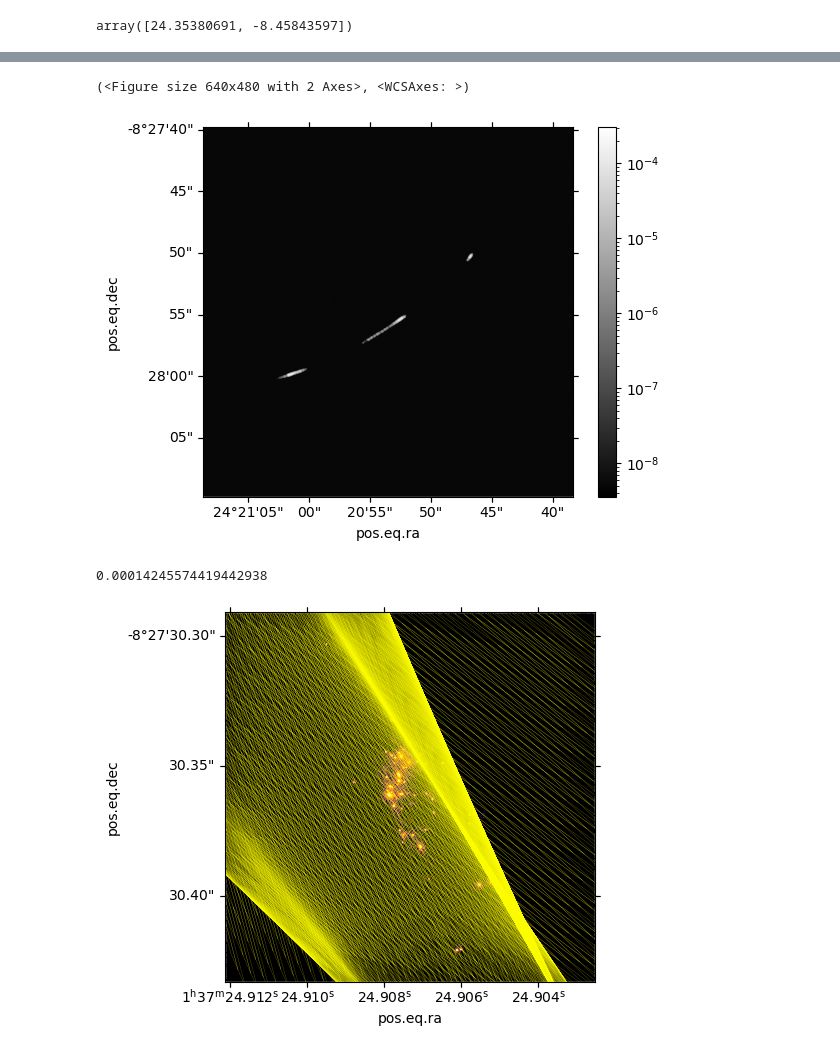
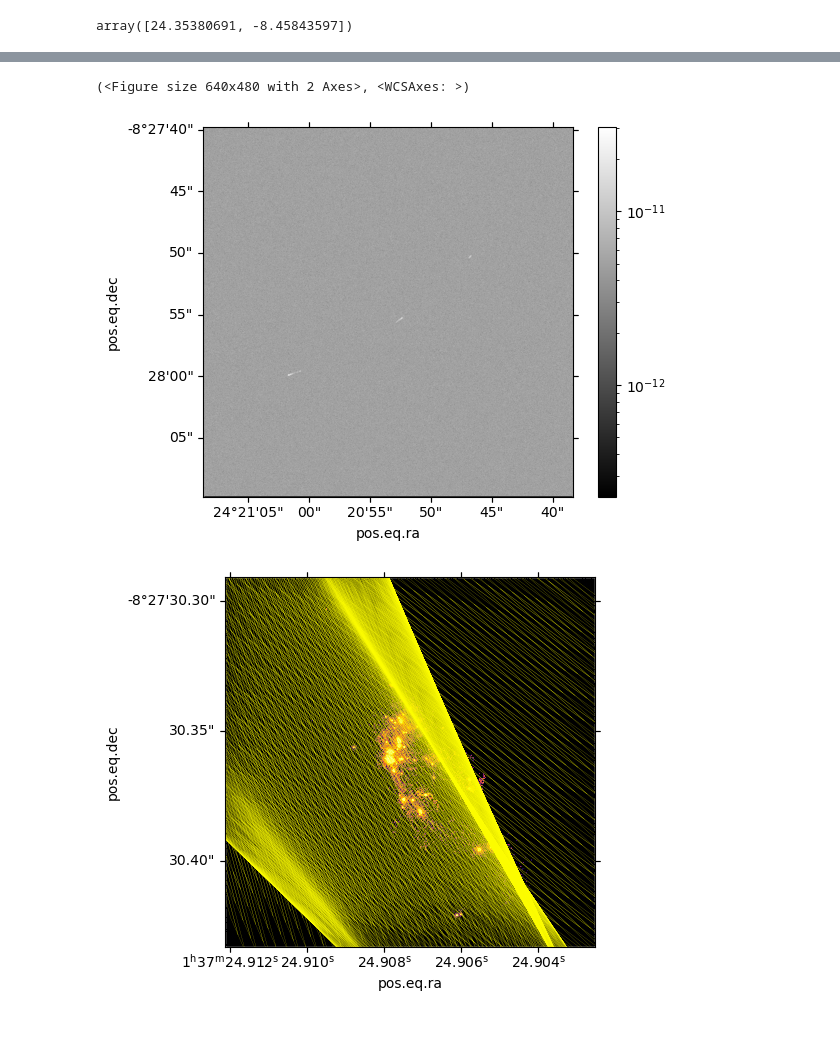
Before and after one commit to aetherumd/silmaril, a Jupyter notebook: docs/source/notebooks/sunrise.ipynb, the cells around one changed output, grey strips where cells are left out. Saved outputs shown, nothing was run; the diff lists cells and outputs as text; code cells hidden in the pictures.

```diff
--- a/docs/source/notebooks/sunrise.ipynb
+++ b/docs/source/notebooks/sunrise.ipynb
@@ -9,13 +8,12 @@ from astropy.coordinates import SkyCoord
 # %%
-s = SkyCoord(24.3468342,-8.4645026,unit="deg")
-image_plane = Grid(s,1000,0.031)
-
-wcs = WCS(fits.open('../../gravitational-lensing/glafic-model/hlsp_relics_model_model_whl0137-08_glafic_v1_x-arcsec-deflect.fits')[0].header)
-x_deflections = open_fits("../../gravitational-lensing/glafic-model/hlsp_relics_model_model_whl0137-08_glafic_v1_x-arcsec-deflect.fits")
-y_deflections = open_fits("../../gravitational-lensing/glafic-model/hlsp_relics_model_model_whl0137-08_glafic_v1_y-arcsec-deflect.fits")
+s = astropy.coordinates.SkyCoord(24.3468342,-8.4645026,unit="deg")
+image_plane = silmaril.Grid(s,1000,0.031)
+wcs = astropy.wcs.WCS(astropy.io.fits.open('hlsp_relics_model_model_whl0137-08_glafic_v1_x-arcsec-deflect.fits')[0].header)
+x_deflections = silmaril.open_fits("hlsp_relics_model_model_whl0137-08_glafic_v1_x-arcsec-deflect.fits")
+y_deflections = silmaril.open_fits("hlsp_relics_model_model_whl0137-08_glafic_v1_y-arcsec-deflect.fits")
 # %%
-lens = Lens(x_deflections,y_deflections,wcs,redshift=0.566,unit='arcsec')
-detector = Detector(resolution=0.031,fov=30,center=SkyCoord(24.34819561, -8.46520946,unit="deg"),psf_fwhm=2.065)
+lens = silmaril.Lens(x_deflections,y_deflections,wcs,redshift=0.566,unit='arcsec')
+detector = silmaril.Detector(resolution=0.031,fov=30,center=astropy.coordinates.SkyCoord(24.34819561, -8.46520946,unit="deg"),psf_fwhm=2.065)
 # %%
 conv = lens.convergence(image_plane,6.2)
 mag_line = lens.magnification_line(image_plane,6.2)
@@ -33,6 +31,6 @@ lens.trace_points([[24.3468342,-8.4645026]],6.2)
 # %% [output]
 array([24.35380691, -8.45843597])
 # %%
-galaxy = Galaxy("pos_00447_468_99_myr.txt",redshift=6.2,size=200,center=SkyCoord(24.35378054, -8.45843384,unit="deg"))
-observation = Observation(detector,lens,galaxy)
+galaxy = silmaril.Galaxy("pos_00447_468_99_myr.txt",redshift=6.2,size=200,center=astropy.coordinates.SkyCoord(24.35378054, -8.45843384,unit="deg"))
+observation = silmaril.Observation(detector,lens,galaxy)
 # %%
@@ -45,23 +57,20 @@ lensed_image = observation.simulate_observation(background=5e-9,noise=3e-10,sour
 # %%
-observation.plot(background=5e-9,noise=3e-10,source_resolution=1000,zoom_factor=1)
+observation.plot(background=5e-12,noise=1e-12,source_resolution=1000,filter_name="F200W")
 # %% [output]
 (<Figure size 640x480 with 2 Axes>, <WCSAxes: >)
-[figure, old version]
+[figure, new version]
-# %%
-galaxy.pixel_scale(resolution=1000,zoom_factor=2)
-# %% [output]
-0.00014245574419442938
 # %%
 from matplotlib.patches import Polygon
 import matplotlib as mpl
+from matplotlib.colors import LogNorm
 nonempty_pixels, arc_pixels, polygons, luminosities = observation.trace_pixels(source_resolution=1000,zoom_factor=2)
 
 ax = plt.subplot(projection=galaxy.grid(1000,2).wcs)
 ax.imshow(galaxy.create_image(resolution=1000,zoom_factor=2),norm=LogNorm(1e-9,1e-7),cmap="inferno")
 polygons = [Polygon(p,closed=True,fill=False,color="yellow",lw=0.1,transform=ax.get_transform('world')) for p in polygons]
-#ax.scatter(source_center[0],source_center[1],s=1,c="yellow")
+
 ax.set_facecolor('black')
 for i,p in enumerate(polygons):
     ax.add_patch(p)
 # %% [output]
-[figure, old version]
+[figure, new version]
```
Also changed, not shown: parts of 7 cells of this notebook, 18 other files.
